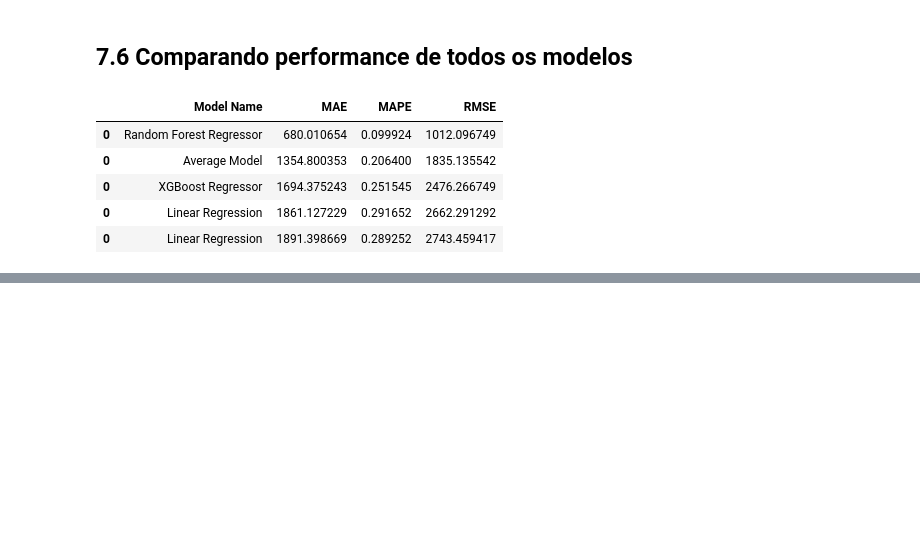
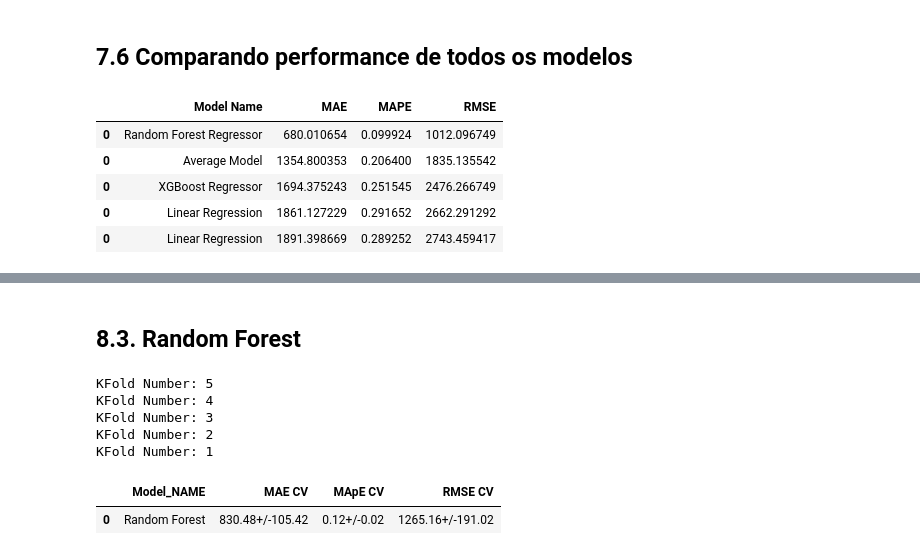
Before and after one commit to thiago-vale/ds-em-producao, a Jupyter notebook: notebooks/store-sales-ŕedictions.ipynb, the cells around one changed output, grey strips where cells are left out. Cells and saved outputs as stored; diff of their text form; code cells hidden in the pictures; blank space fills up the shorter version.

```diff
--- a/notebooks/store-sales-ŕedictions.ipynb
+++ b/notebooks/store-sales-ŕedictions.ipynb
@@ -1222,0 +1290,14 @@ modeling_result.sort_values('RMSE')
+# %% [markdown]
+## 8.3. Random Forest
+# %%
+model = RandomForestRegressor( n_estimators=100 , n_jobs=1 , random_state=42 )
+rf_result_cv = time_cross_validation( x_training, 5, 'Random Forest', model, verbose=True)
+rf_result_cv
+# %% [output]
+KFold Number: 5
+KFold Number: 4
+KFold Number: 3
+KFold Number: 2
+KFold Number: 1
+|  | Model_NAME | MAE CV | MApE CV | RMSE CV |
+| 0 | Random Forest | 830.48+/-105.42 | 0.12+/-0.02 | 1265.16+/-191.02 |
```
Also changed, not shown: parts of 29 cells of this notebook.
